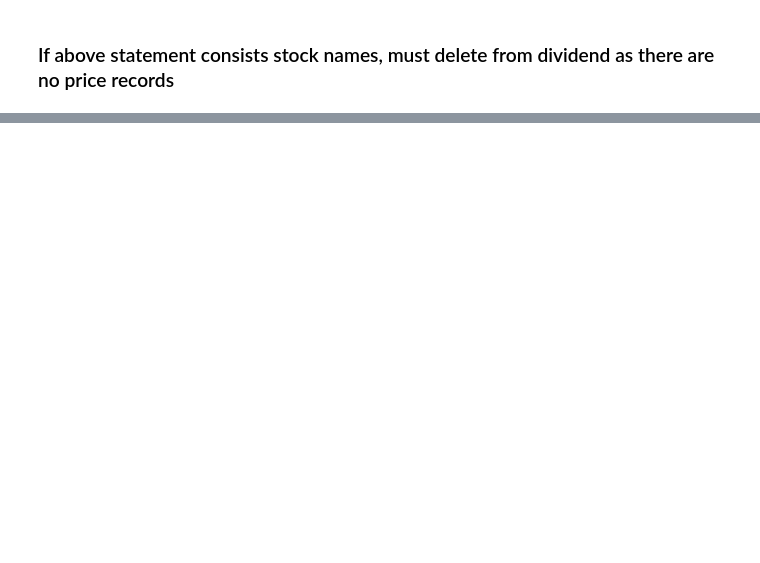
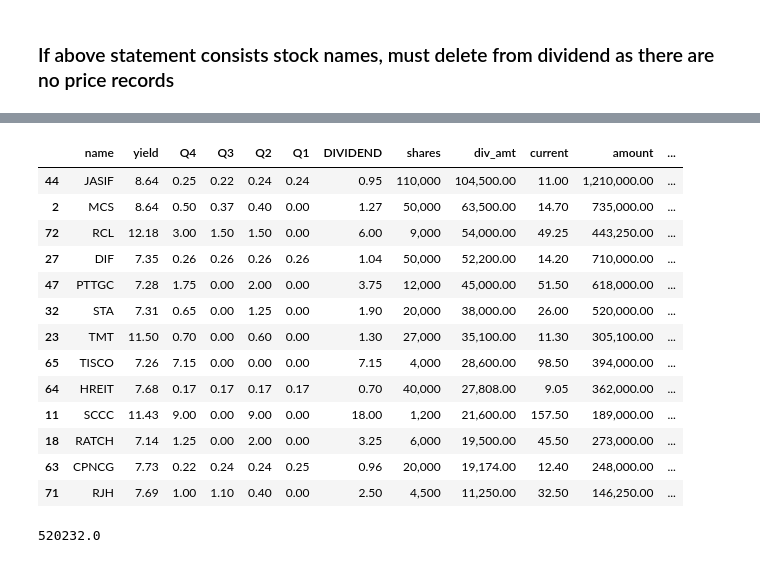
Before and after one commit to santimcs/A8, a Jupyter notebook: Daily/230-Dividend-Over-X-Percent.ipynb, the cells around one changed output, grey strips where cells are left out. Drawn from its saved outputs; the diff is of its cells as text; code cells hidden in the pictures; blank space fills up the shorter version.

```diff
--- a/Daily/230-Dividend-Over-X-Percent.ipynb
+++ b/Daily/230-Dividend-Over-X-Percent.ipynb
@@ -188,3 +193,24 @@ div_price[y_ovr_X & in_port].sort_values(['yield','name'],ascending=[False,True]
+# %%
+div_price[y_ovr_X & in_port].sort_values(['div_amt','name'],ascending=[False,True]).style.format(format_dict)
+# %% [output]
+|  | name | yield | Q4 | Q3 | Q2 | Q1 | DIVIDEND | shares | div_amt | current | amount | ... |
+| 44 | JASIF | 8.64 | 0.25 | 0.22 | 0.24 | 0.24 | 0.95 | 110,000 | 104,500.00 | 11.00 | 1,210,000.00 | ... |
+| 2 | MCS | 8.64 | 0.50 | 0.37 | 0.40 | 0.00 | 1.27 | 50,000 | 63,500.00 | 14.70 | 735,000.00 | ... |
+| 72 | RCL | 12.18 | 3.00 | 1.50 | 1.50 | 0.00 | 6.00 | 9,000 | 54,000.00 | 49.25 | 443,250.00 | ... |
+| 27 | DIF | 7.35 | 0.26 | 0.26 | 0.26 | 0.26 | 1.04 | 50,000 | 52,200.00 | 14.20 | 710,000.00 | ... |
+| 47 | PTTGC | 7.28 | 1.75 | 0.00 | 2.00 | 0.00 | 3.75 | 12,000 | 45,000.00 | 51.50 | 618,000.00 | ... |
+| 32 | STA | 7.31 | 0.65 | 0.00 | 1.25 | 0.00 | 1.90 | 20,000 | 38,000.00 | 26.00 | 520,000.00 | ... |
+| 23 | TMT | 11.50 | 0.70 | 0.00 | 0.60 | 0.00 | 1.30 | 27,000 | 35,100.00 | 11.30 | 305,100.00 | ... |
+| 65 | TISCO | 7.26 | 7.15 | 0.00 | 0.00 | 0.00 | 7.15 | 4,000 | 28,600.00 | 98.50 | 394,000.00 | ... |
+| 64 | HREIT | 7.68 | 0.17 | 0.17 | 0.17 | 0.17 | 0.70 | 40,000 | 27,808.00 | 9.05 | 362,000.00 | ... |
+| 11 | SCCC | 11.43 | 9.00 | 0.00 | 9.00 | 0.00 | 18.00 | 1,200 | 21,600.00 | 157.50 | 189,000.00 | ... |
+| 18 | RATCH | 7.14 | 1.25 | 0.00 | 2.00 | 0.00 | 3.25 | 6,000 | 19,500.00 | 45.50 | 273,000.00 | ... |
+| 63 | CPNCG | 7.73 | 0.22 | 0.24 | 0.24 | 0.25 | 0.96 | 20,000 | 19,174.00 | 12.40 | 248,000.00 | ... |
+| 71 | RJH | 7.69 | 1.00 | 1.10 | 0.40 | 0.00 | 2.50 | 4,500 | 11,250.00 | 32.50 | 146,250.00 | ... |
+# %%
+div_price[y_ovr_X & in_port].div_amt.sum()
+# %% [output]
+520232.0
 # %%
 dividend = div_price[y_ovr_X & in_port].div_amt.sum()
 cost = div_price[y_ovr_X & in_port].amount.sum()
```
Also changed, not shown: parts of 14 cells of this notebook, 17 other files.
